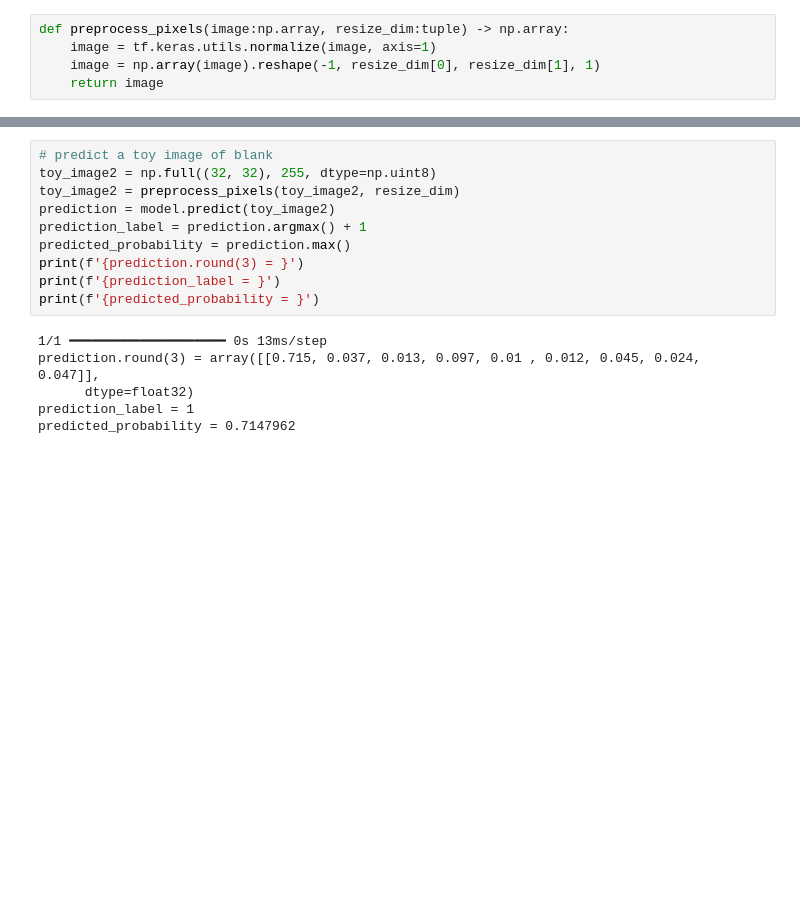
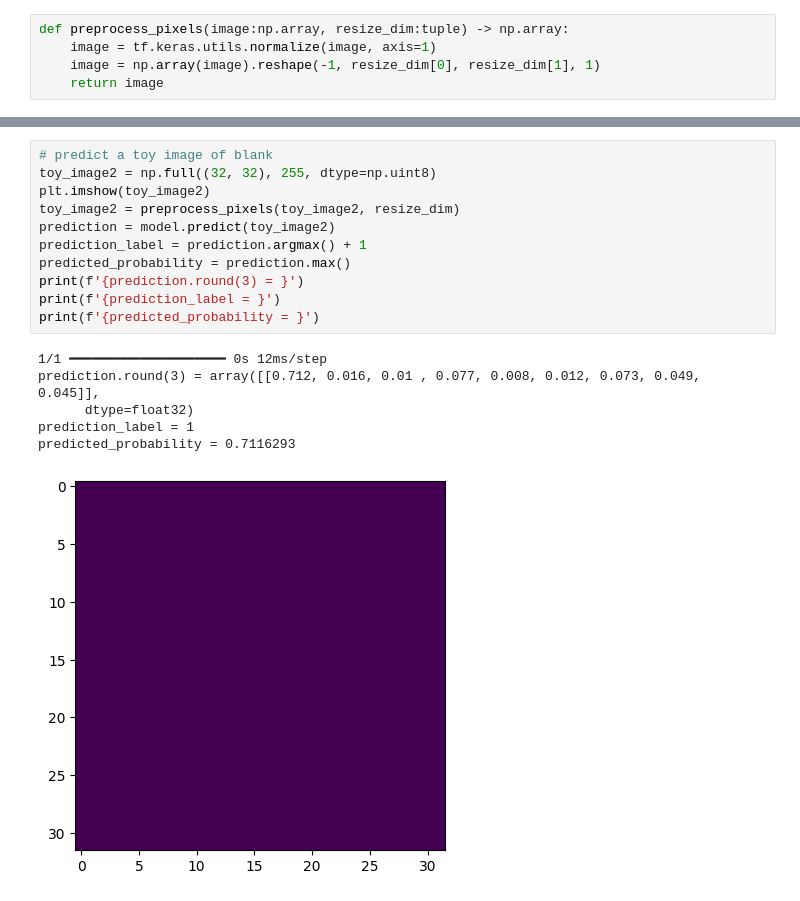
Before and after one commit to betopark97/sudoku-solver-app, a Jupyter notebook: main.ipynb, the cells around one changed output, grey strips where cells are left out. Cells and saved outputs as stored; diff of their text form; blank space fills up the shorter version.

```diff
--- a/main.ipynb
+++ b/main.ipynb
@@ -502,16 +539,18 @@ predicted_probability = 0.91501975
 # %%
 # predict a toy image of blank
 toy_image2 = np.full((32, 32), 255, dtype=np.uint8)
+plt.imshow(toy_image2)
 toy_image2 = preprocess_pixels(toy_image2, resize_dim)
 prediction = model.predict(toy_image2)
 prediction_label = prediction.argmax() + 1
 predicted_probability = prediction.max()
 print(f'{prediction.round(3) = }')
 print(f'{prediction_label = }')
 print(f'{predicted_probability = }')
 # %% [output]
-1/1 ━━━━━━━━━━━━━━━━━━━━ 0s 13ms/step
-prediction.round(3) = array([[0.715, 0.037, 0.013, 0.097, 0.01 , 0.012, 0.045, 0.024, 0.047]],
+1/1 ━━━━━━━━━━━━━━━━━━━━ 0s 12ms/step
+prediction.round(3) = array([[0.712, 0.016, 0.01 , 0.077, 0.008, 0.012, 0.073, 0.049, 0.045]],
       dtype=float32)
 prediction_label = 1
-predicted_probability = 0.7147962
+predicted_probability = 0.7116293
+[figure, added]
```
Also changed, not shown: parts of 24 cells of this notebook, 1 other file.
